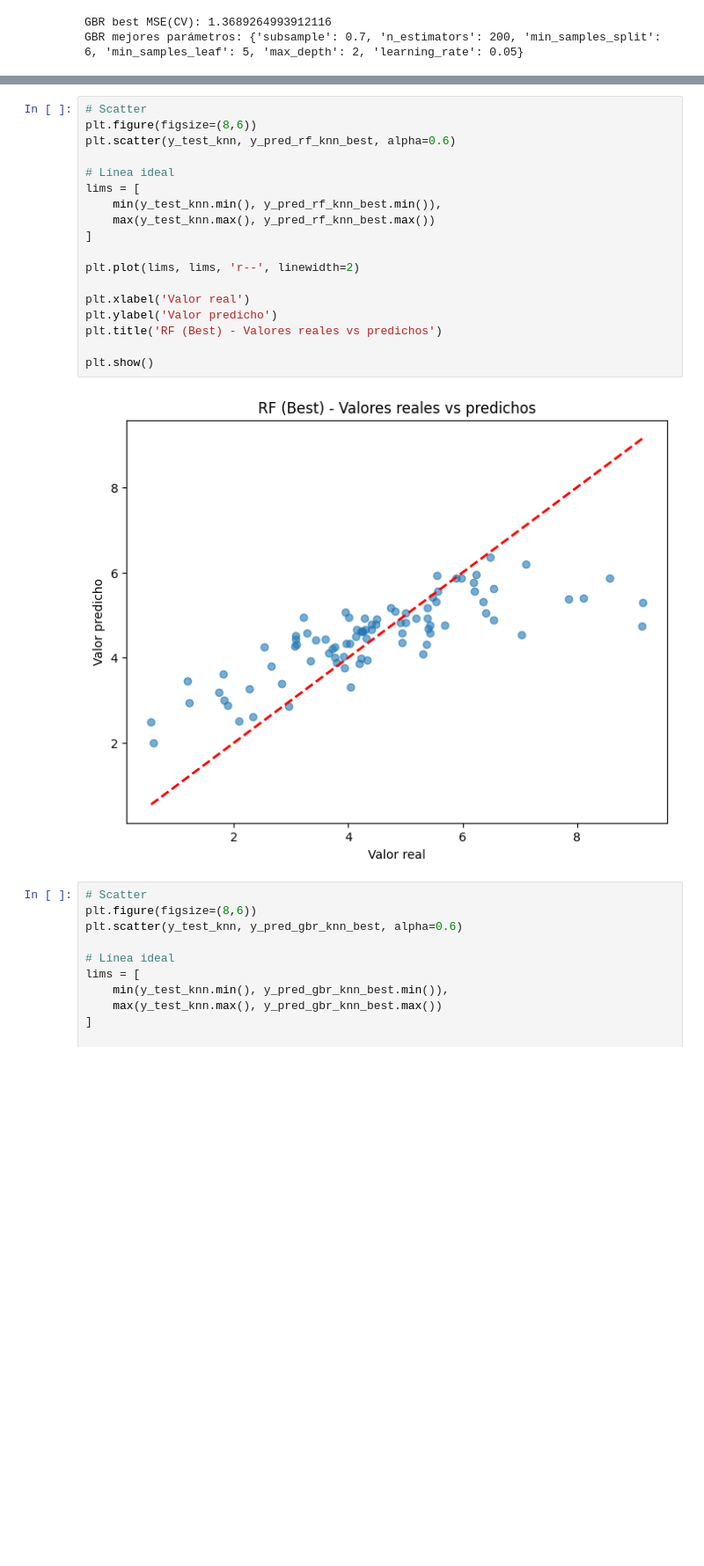
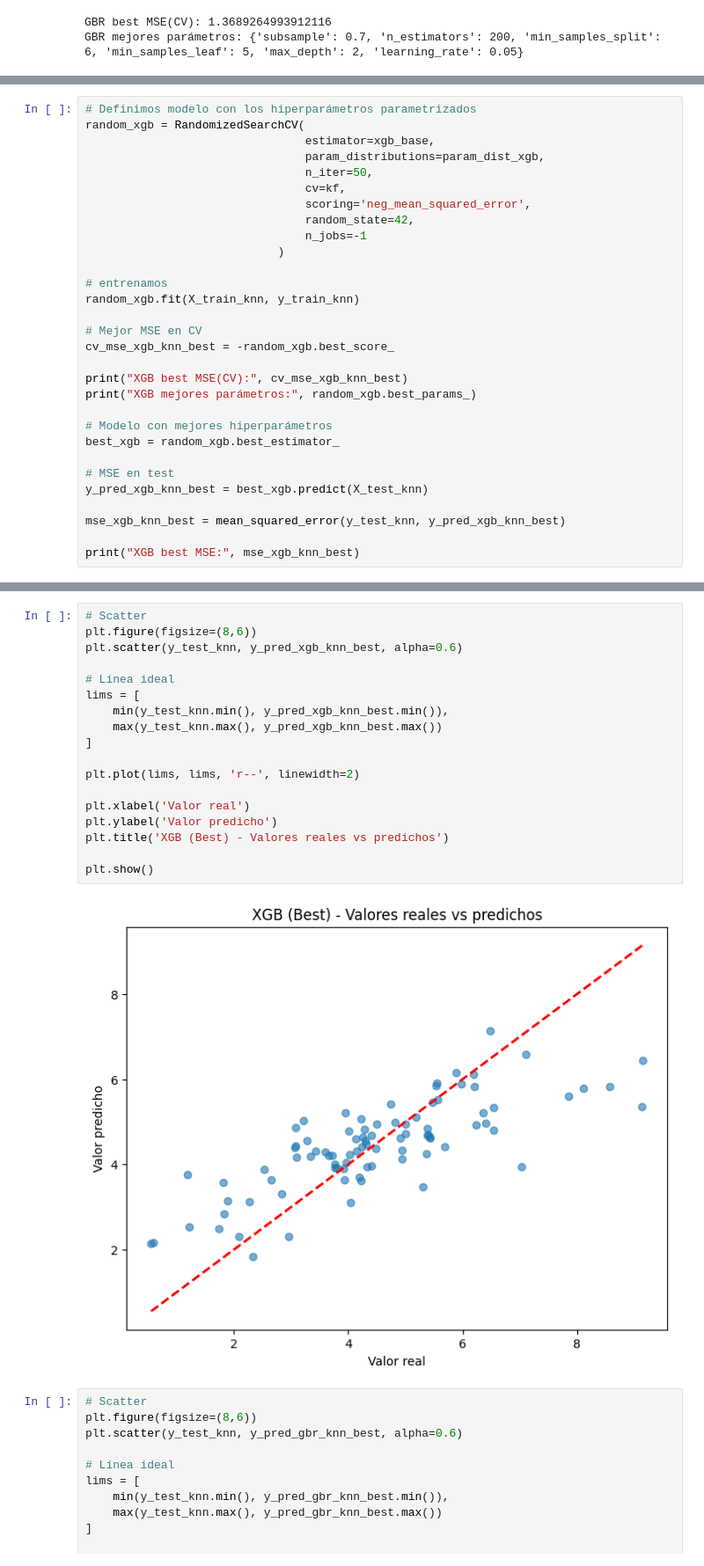
Before and after one commit to sangalgra/supervised-regression-project, a Jupyter notebook: 01_EDA_Modeling.ipynb, the cells around one changed output, grey strips where cells are left out. Shown at 88% size. Saved outputs shown, nothing was run; the diff lists cells and outputs as text; blank space fills up the shorter version.

```diff
--- a/01_EDA_Modeling.ipynb
+++ b/01_EDA_Modeling.ipynb
@@ -1541,0 +1592,30 @@ GBR best MSE: 1.1739763539425914
+# %%
+# Definimos modelo con los hiperparámetros parametrizados
+random_xgb = RandomizedSearchCV(
+                                estimator=xgb_base,
+                                param_distributions=param_dist_xgb,
+                                n_iter=50,
+                                cv=kf,
+                                scoring='neg_mean_squared_error',
+                                random_state=42,
+                                n_jobs=-1
+                            )
+
+# entrenamos
+random_xgb.fit(X_train_knn, y_train_knn)
+
+# Mejor MSE en CV
+cv_mse_xgb_knn_best = -random_xgb.best_score_
+
+print("XGB best MSE(CV):", cv_mse_xgb_knn_best)
+print("XGB mejores parámetros:", random_xgb.best_params_)
+
+# Modelo con mejores hiperparámetros
+best_xgb = random_xgb.best_estimator_
+
+# MSE en test
+y_pred_xgb_knn_best = best_xgb.predict(X_test_knn)
+
+mse_xgb_knn_best = mean_squared_error(y_test_knn, y_pred_xgb_knn_best)
+
+print("XGB best MSE:", mse_xgb_knn_best)
@@ -1616,23 +1737,23 @@ Comparación predicciones RF con GBR
 # %%
 # Scatter
 plt.figure(figsize=(8,6))
-plt.scatter(y_test_knn, y_pred_rf_knn_best, alpha=0.6)
+plt.scatter(y_test_knn, y_pred_xgb_knn_best, alpha=0.6)
 
 # Línea ideal
 lims = [
-    min(y_test_knn.min(), y_pred_rf_knn_best.min()),
-    max(y_test_knn.max(), y_pred_rf_knn_best.max())
+    min(y_test_knn.min(), y_pred_xgb_knn_best.min()),
+    max(y_test_knn.max(), y_pred_xgb_knn_best.max())
 ]
 
 plt.plot(lims, lims, 'r--', linewidth=2)
 
 plt.xlabel('Valor real')
 plt.ylabel('Valor predicho')
-plt.title('RF (Best) - Valores reales vs predichos')
+plt.title('XGB (Best) - Valores reales vs predichos')
 
 plt.show()
 # %% [output]
-[figure, old version]
+[figure, new version]
 # %%
 # Scatter
 plt.figure(figsize=(8,6))
```
Also changed, not shown: parts of 38 cells of this notebook.
